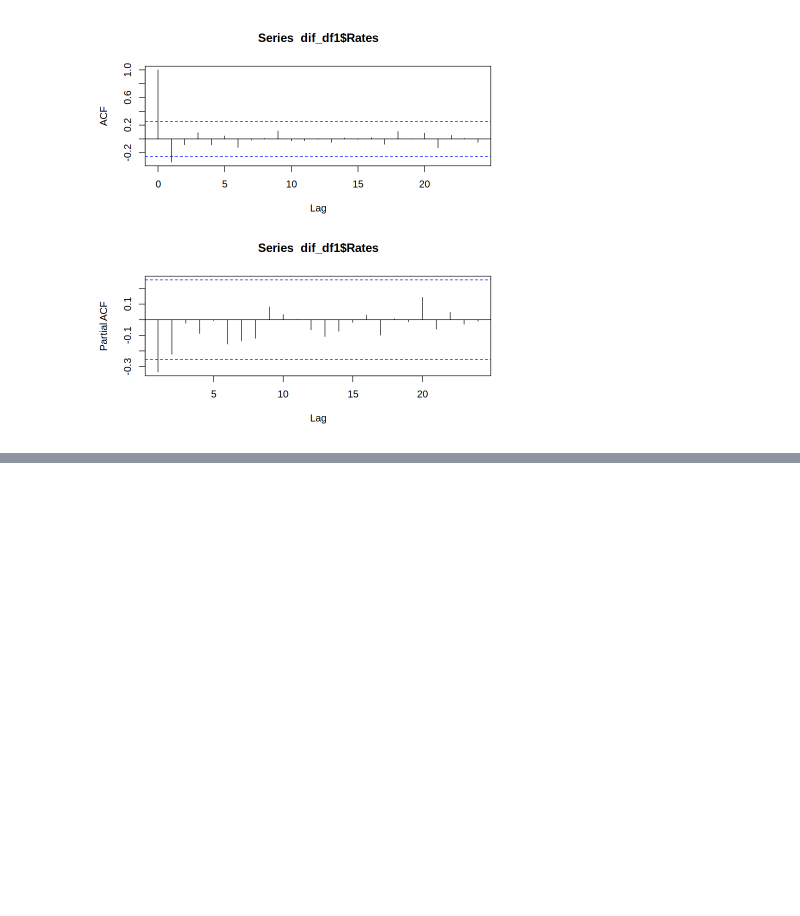
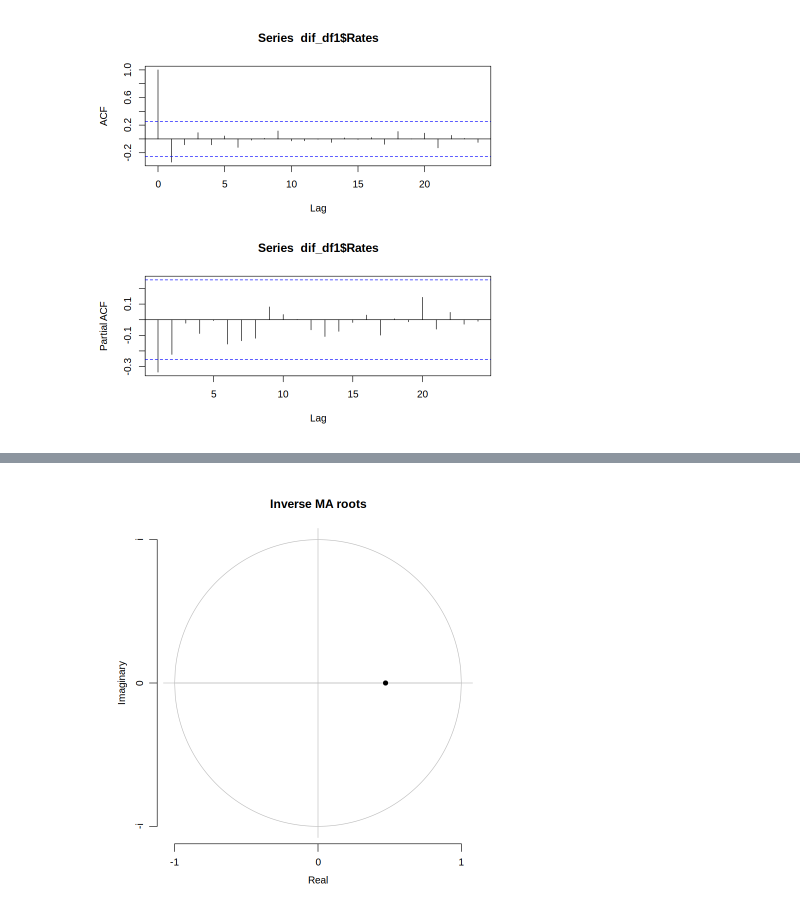
Before and after one commit to mngadilinda/Unemployment_SARIMA, a Jupyter notebook: Unemployement SARIMA.ipynb, the cells around one changed output, grey strips where cells are left out. Saved outputs shown, nothing was run; the diff lists cells and outputs as text; code cells hidden in the pictures; blank space fills up the shorter version.

```diff
--- a/Unemployement SARIMA.ipynb
+++ b/Unemployement SARIMA.ipynb
@@ -93,0 +101,4 @@ model <- auto.arima(df$Rates)
+# %%
+plot(model)
+# %% [output]
+[figure, added]
```
Also changed, not shown: parts of 7 cells of this notebook.
